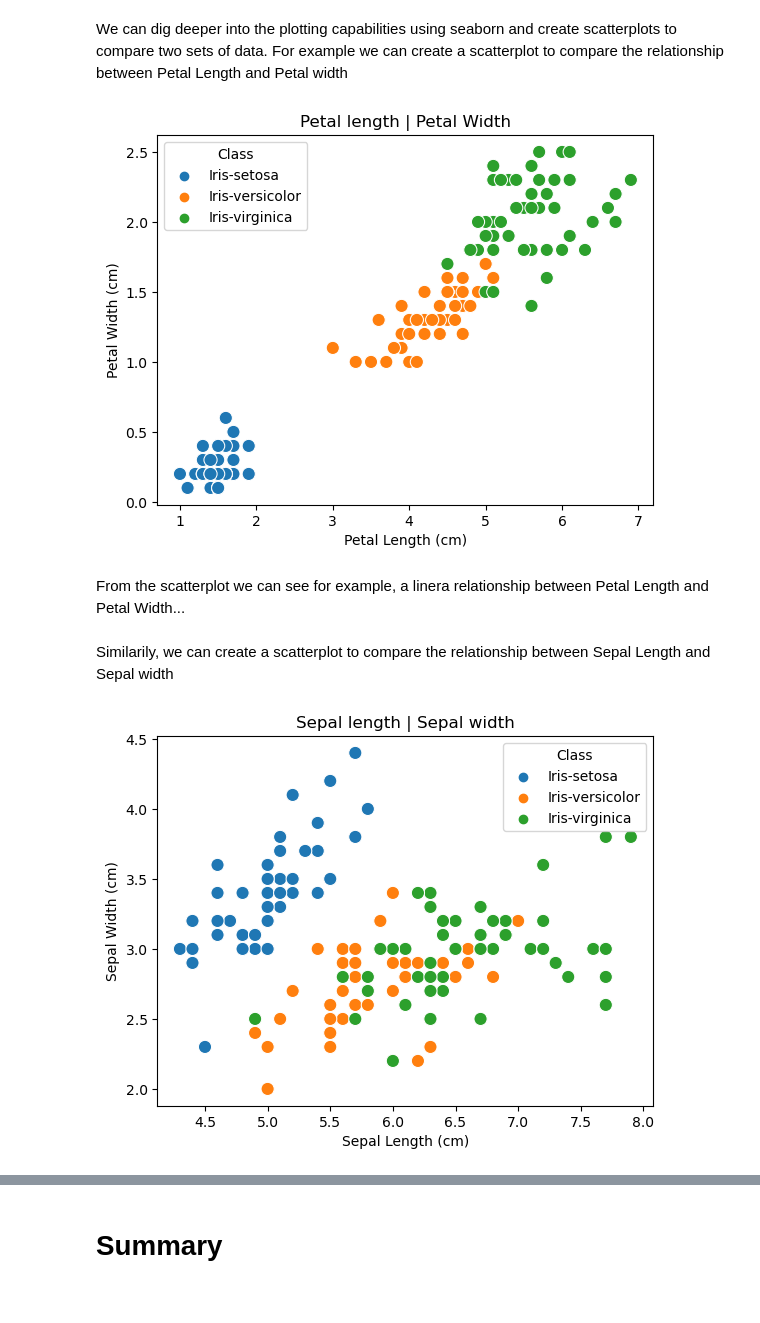
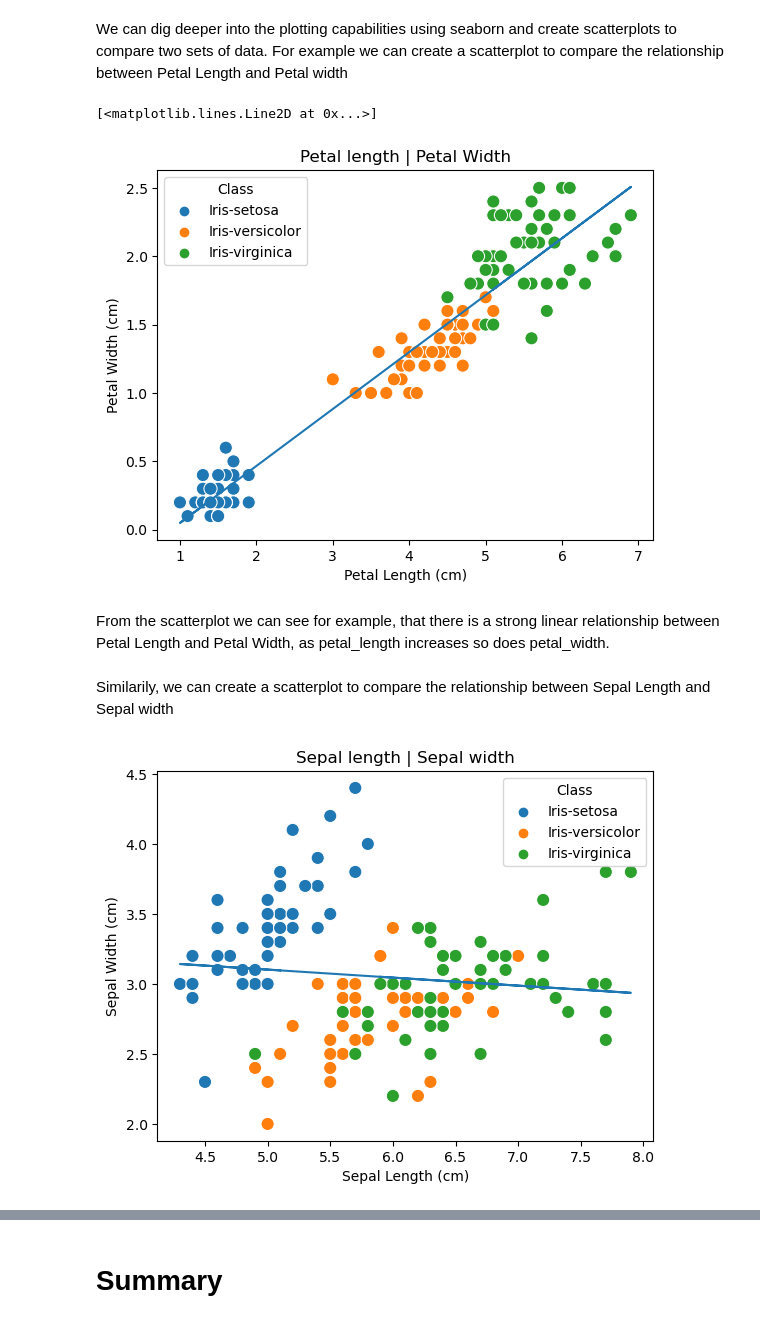
Before and after one commit to PeeBs68/fund_da, a Jupyter notebook: project.ipynb, the cells around one changed output, grey strips where cells are left out. Cells and saved outputs as stored; diff of their text form; code cells hidden in the pictures.

Commit message:
Added Correlation Heatmap and regression lines to scatterplots

```diff
--- a/project.ipynb
+++ b/project.ipynb
@@ -397,20 +397,26 @@ We can dig deeper into the plotting capabilities using seaborn and create scatte
 # %%
 # Create Scatterplots using seaborn with colours for each flower type
 # Petal Length and Petal Width comparison
 plt.clf()
 # Define the data for x and y axis
 x_axis = iris_csv['Petal_Length']
 y_axis = iris_csv['Petal_Width']
 # Add a title and labels
 plt.title("Petal length | Petal Width")
 plt.xlabel('Petal Length (cm)')
 plt.ylabel('Petal Width (cm)')
 # Create and save the plot
-sns.scatterplot(x=x_axis, y=y_axis, hue=iris_csv.Class, s=90);
+sns.scatterplot(x=x_axis, y=y_axis, hue=iris_csv.Class, s=90)
+
+# Plot Regression Line
+# Code taken from : https://www.adamsmith.haus/python/answers/how-to-plot-a-linear-regression-line-on-a-scatter-plot-in-python
+m, b = np.polyfit(x_axis, y_axis, 1)
+plt.plot(x_axis, m*x_axis + b)
 # %% [output]
+[<matplotlib.lines.Line2D at 0x...>]
-[figure, old version]
+[figure, new version]
 # %% [markdown]
-From the scatterplot we can see for example, a linera relationship between Petal Length and Petal Width...
+From the scatterplot we can see for example, that there is a strong linear relationship between Petal Length and Petal Width, as petal_length increases so does petal_width.
 # %% [markdown]
 Similarily, we can create a scatterplot to compare the relationship between Sepal Length and Sepal width
 # %%
@@ -424,7 +430,12 @@ plt.title("Sepal length | Sepal width")
 plt.xlabel('Sepal Length (cm)')
 plt.ylabel('Sepal Width (cm)')
 # Create and save the plot
-sns.scatterplot(x=x_axis, y=y_axis, hue=iris_csv.Class, s=90);
+sns.scatterplot(x=x_axis, y=y_axis, hue=iris_csv.Class, s=90)
+
+# Plot Regression Line
+# Code taken from : https://www.adamsmith.haus/python/answers/how-to-plot-a-linear-regression-line-on-a-scatter-plot-in-python
+m, b = np.polyfit(x_axis, y_axis, 1);
+plt.plot(x_axis, m*x_axis + b);
 # %% [output]
-[figure, old version]
+[figure, new version]
 # %% [markdown]
```
Also changed, not shown: parts of 6 cells of this notebook.
